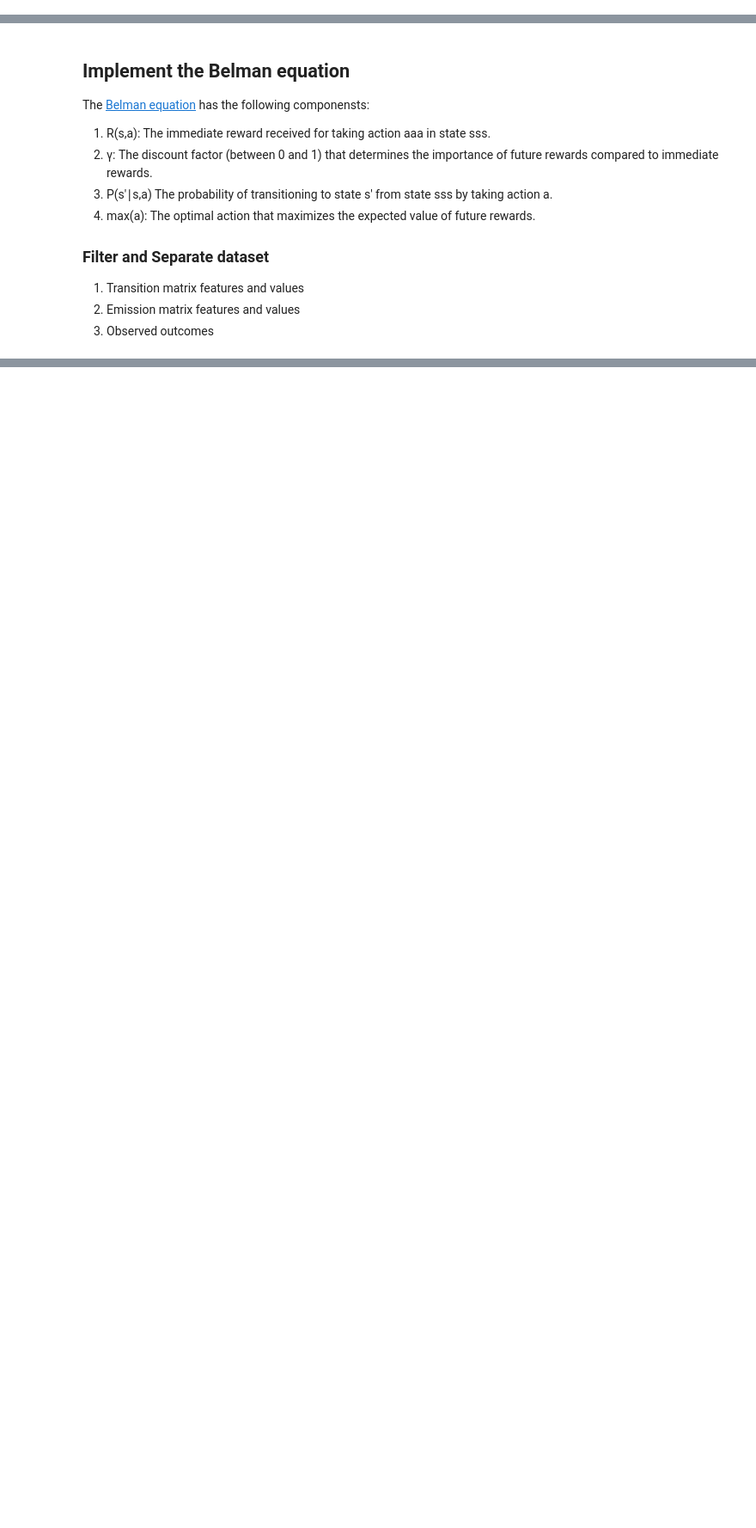
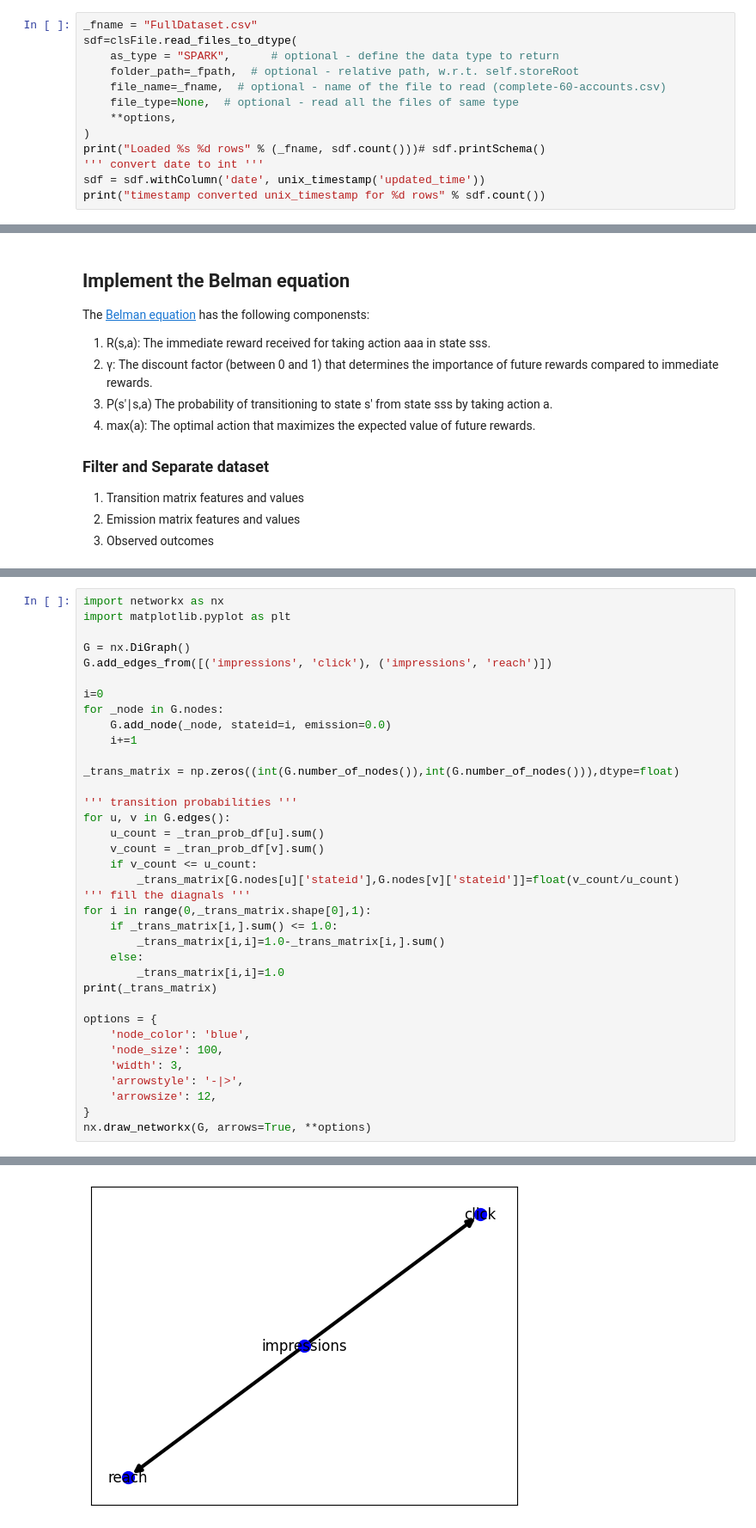
Before and after one commit to waidyanatha/madgicx, a Jupyter notebook: mining/notebooks/budget/evaluation/hhm_budget_optimization.ipynb, the cells around one changed output, grey strips where cells are left out. Shown at 86% size. Drawn from its saved outputs; the diff is of its cells as text; blank space fills up the shorter version.

```diff
--- a/mining/notebooks/budget/evaluation/hhm_budget_optimization.ipynb
+++ b/mining/notebooks/budget/evaluation/hhm_budget_optimization.ipynb
@@ -205,0 +163,13 @@ only showing top 3 rows
+# %%
+_fname = "FullDataset.csv"
+sdf=clsFile.read_files_to_dtype(
+    as_type = "SPARK",      # optional - define the data type to return
+    folder_path=_fpath,  # optional - relative path, w.r.t. self.storeRoot
+    file_name=_fname,  # optional - name of the file to read (complete-60-accounts.csv)
+    file_type=None,  # optional - read all the files of same type
+    **options,
+)
+print("Loaded %s %d rows" % (_fname, sdf.count()))# sdf.printSchema()
+''' convert date to int '''
+sdf = sdf.withColumn('date', unix_timestamp('updated_time'))
+print("timestamp converted unix_timestamp for %d rows" % sdf.count())
@@ -247,0 +304,37 @@ array([373.02, 224.  , 120.02])
+# %%
+import networkx as nx
+import matplotlib.pyplot as plt
+
+G = nx.DiGraph()
+G.add_edges_from([('impressions', 'click'), ('impressions', 'reach')])
+
+i=0
+for _node in G.nodes:
+    G.add_node(_node, stateid=i, emission=0.0)
+    i+=1
+
+_trans_matrix = np.zeros((int(G.number_of_nodes()),int(G.number_of_nodes())),dtype=float)
+
+''' transition probabilities '''
+for u, v in G.edges():
+    u_count = _tran_prob_df[u].sum()
+    v_count = _tran_prob_df[v].sum()
+    if v_count <= u_count:
+        _trans_matrix[G.nodes[u]['stateid'],G.nodes[v]['stateid']]=float(v_count/u_count)
+''' fill the diagnals '''
+for i in range(0,_trans_matrix.shape[0],1):
+    if _trans_matrix[i,].sum() <= 1.0:
+        _trans_matrix[i,i]=1.0-_trans_matrix[i,].sum()
+    else:
+        _trans_matrix[i,i]=1.0
+print(_trans_matrix)
+
+options = {
+    'node_color': 'blue',
+    'node_size': 100,
+    'width': 3,
+    'arrowstyle': '-|>',
+    'arrowsize': 12,
+}
+nx.draw_networkx(G, arrows=True, **options)
+# %% [output]
@@ -247,0 +344 @@ array([373.02, 224.  , 120.02])
+[figure, added]
```
Also changed, not shown: parts of 25 cells of this notebook, 2 other files.
